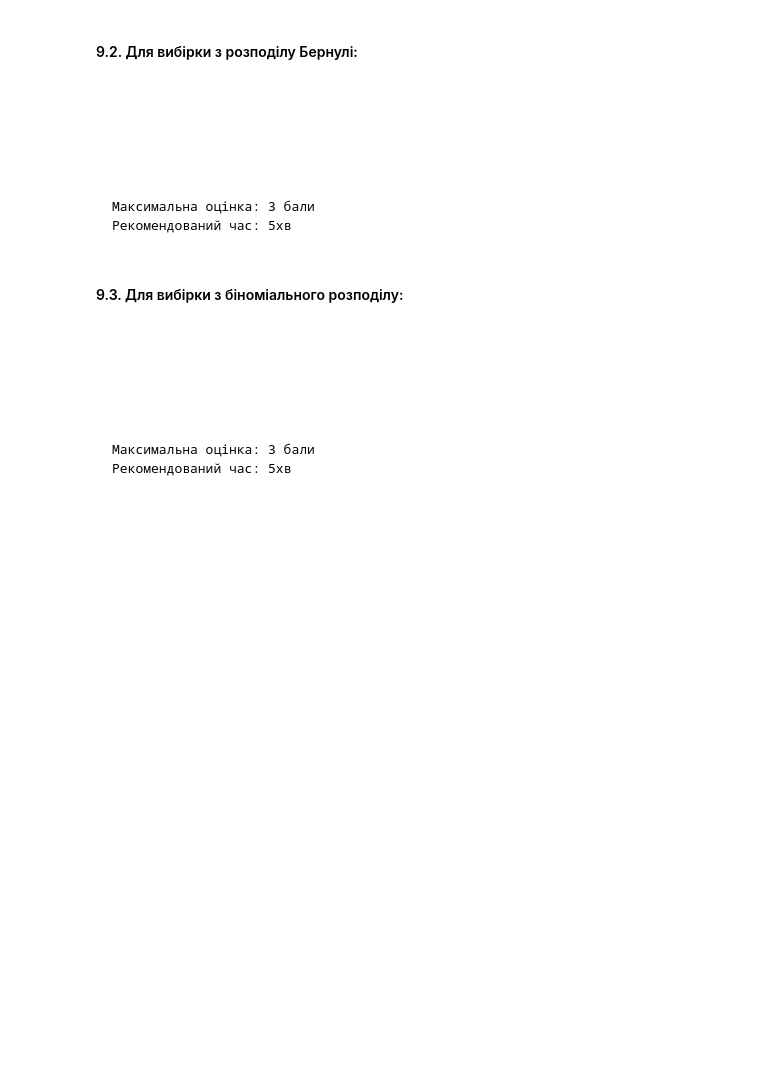
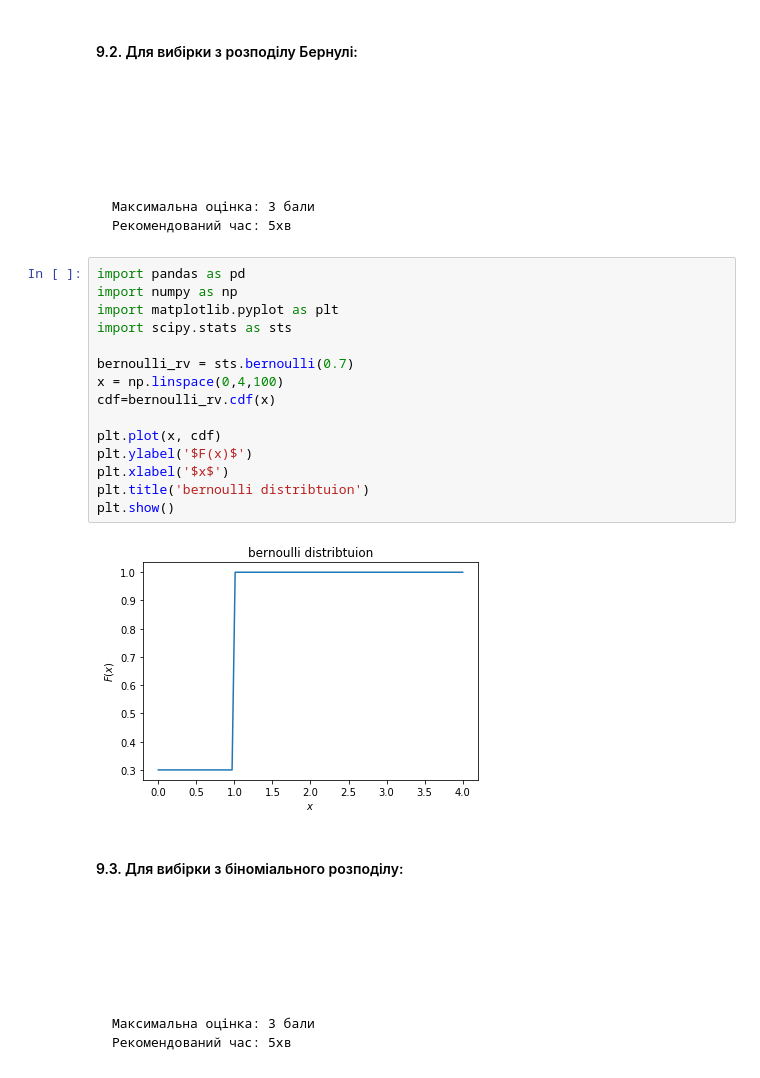
Before and after one commit to BoyarinO/dataroot, a Jupyter notebook: dataro.ipynb, the cells around one changed output. Drawn from its saved outputs; the diff is of its cells as text; blank space fills up the shorter version.

````diff
--- a/dataro.ipynb
+++ b/dataro.ipynb
@@ -411,6 +629,23 @@ labels = ['a', 'b', 'c', 'd', 'e', 'f', 'g', 'h', 'i', 'j']
 Максимальна оцінка: 3 бали
 Рекомендований час: 5хв
 ```
+# %%
+import pandas as pd
+import numpy as np
+import matplotlib.pyplot as plt
+import scipy.stats as sts
+
+bernoulli_rv = sts.bernoulli(0.7)
+x = np.linspace(0,4,100)
+cdf=bernoulli_rv.cdf(x)
+
+plt.plot(x, cdf)
+plt.ylabel('$F(x)$')
+plt.xlabel('$x$')
+plt.title('bernoulli distribtuion')
+plt.show()
+# %% [output]
+[figure, added]
 # %% [markdown]
 #### 9.3. Для вибірки з біноміального розподілу:
 ```
````
Also changed, not shown: parts of 26 cells of this notebook.
